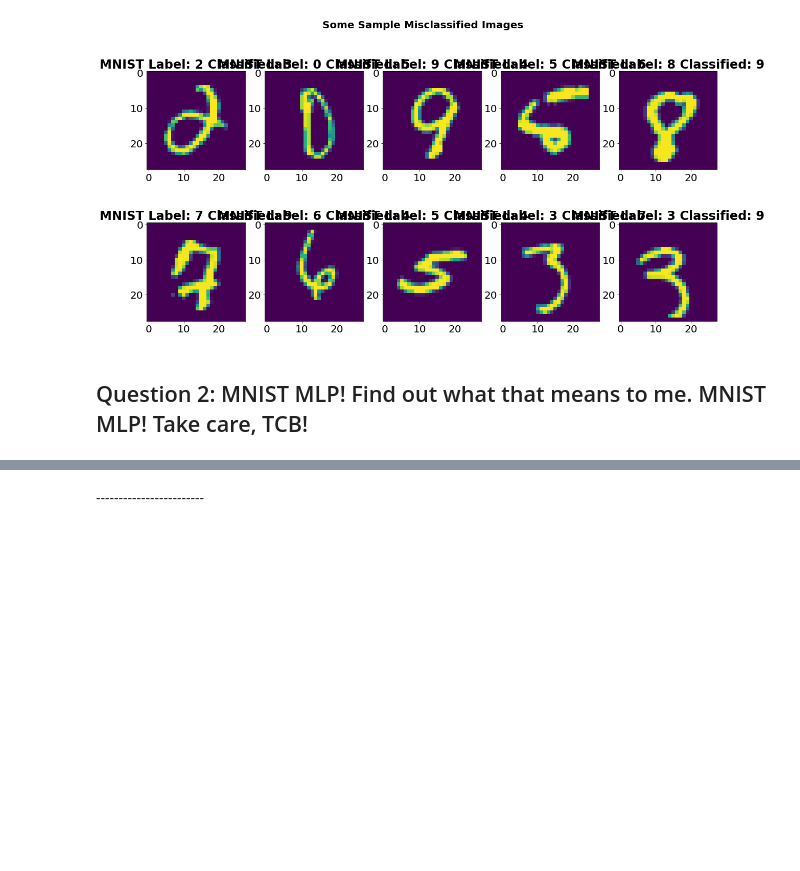
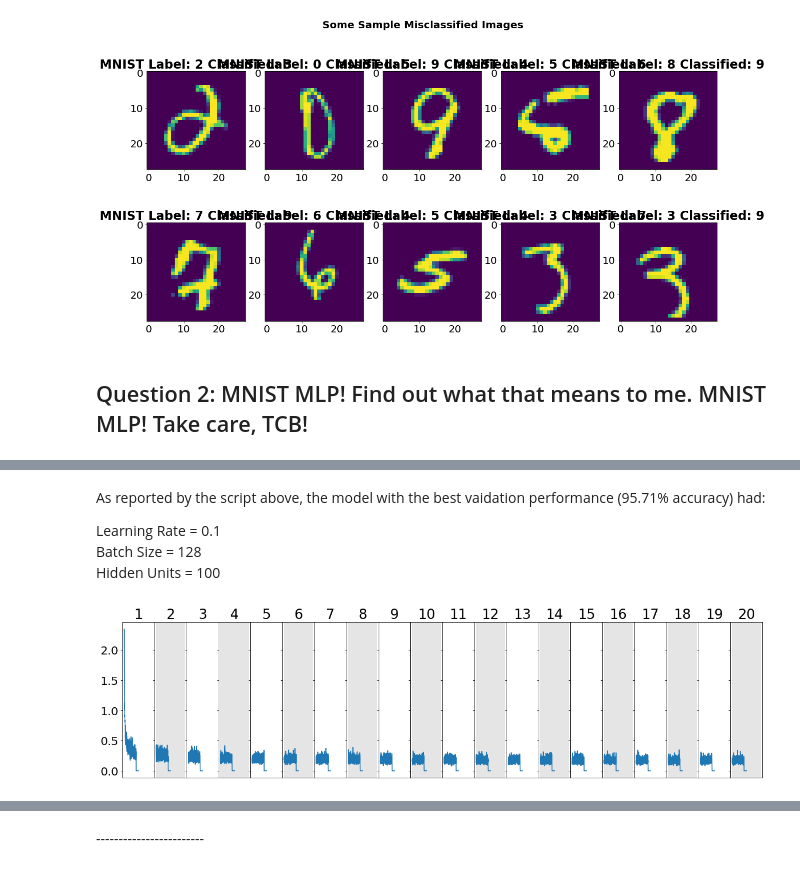
Before and after one commit to IACS-AM-207-Braavos/AM-207, a Jupyter notebook: hw7/AM207_HW7_MSE.ipynb, the cells around one changed output, grey strips where cells are left out. Cells and saved outputs as stored; diff of their text form; code cells hidden in the pictures; blank space fills up the shorter version.

```diff
--- a/hw7/AM207_HW7_MSE.ipynb
+++ b/hw7/AM207_HW7_MSE.ipynb
@@ -344,3 +346,7 @@ We'll construct a model with **1 hidden layer**. That is, you will have an input
 
 
 **Gratuitous Titular Reference**:  Respect, originally performed by Otis Redding, became a huge hit and an anthem for the recently departed "Queen of Soul" Aretha Franklin.  Respect is often credited with popularizing the word usages "propers" (a synonym for respect) and "sock it to me".
+# %%
+# Load persisted table of variables
+fname: str = 'mnist_q2.pickle'
+vartbl: Dict = load_vartbl(fname)
@@ -346,0 +513,20 @@ We'll construct a model with **1 hidden layer**. That is, you will have an input
+# %% [markdown]
+As reported by the script above, the model with the best vaidation performance (95.71% accuracy) had:
+
+Learning Rate = 0.1<br>
+Batch Size = 128<br>
+Hidden Units = 100<br>
+# %%
+# 2.4. For your best combination plot the cross-entropy loss on the training set as a function of iteration.
+losses = best_mnc.get_params("training_losses")
+fig, axes = plt.subplots(nrows=1, ncols=epochs, figsize=(20,5), sharex=True, sharey=True)
+for i in range(epochs):
+    axes[i].plot(range(len(losses[i])), losses[i])
+    axes[i].set_title(f'{i+1}')
+    axes[i].set_xticks([])
+    if i % 2 == 1:
+        axes[i].axvspan(-10, 950, facecolor='gray', alpha=0.2)
+plt.subplots_adjust(wspace=0)
+plt.show()
+# %% [output]
+[figure, added]
```
Also changed, not shown: parts of 8 cells of this notebook, 1 other file.
